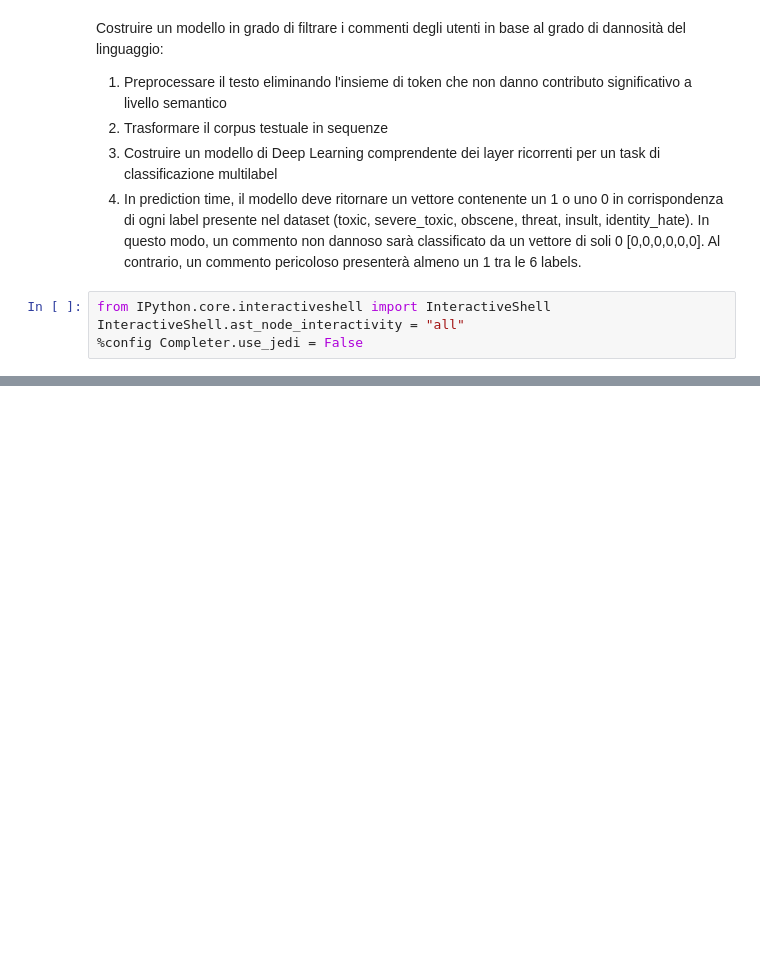
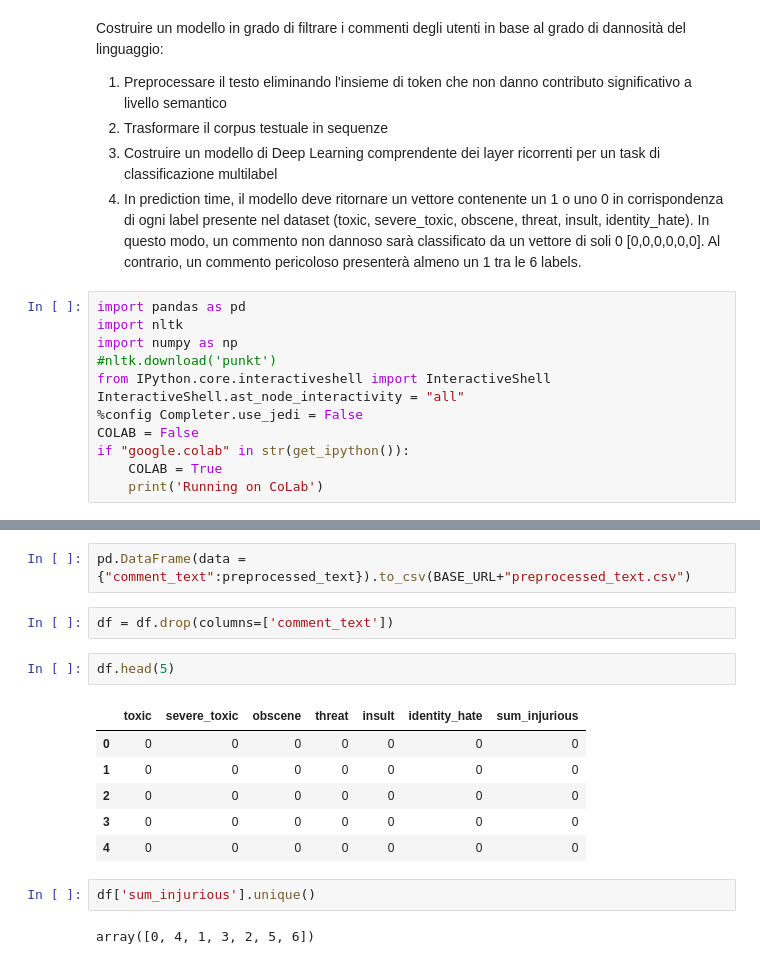
Before and after one commit to EnricoMiche1210760/toxic_comments_filter, a Jupyter notebook: src/progetto_toxic_comments_filter.ipynb, the cells around one changed output, grey strips where cells are left out. Drawn from its saved outputs; the diff is of its cells as text; blank space fills up the shorter version.

```diff
--- a/src/progetto_toxic_comments_filter.ipynb
+++ b/src/progetto_toxic_comments_filter.ipynb
@@ -9,7 +9,15 @@ Costruire un modello in grado di filtrare i commenti degli utenti in base al gra
 3. Costruire un modello di Deep Learning comprendente dei layer ricorrenti per un task di classificazione multilabel
 4. In prediction time, il modello deve ritornare un vettore contenente un 1 o uno 0 in corrispondenza di ogni label presente nel dataset (toxic,	severe_toxic,	obscene,	threat,	insult,	identity_hate). In questo modo, un commento non dannoso sarà classificato da un vettore di soli 0 [0,0,0,0,0,0]. Al contrario, un commento pericoloso presenterà almeno un 1 tra le 6 labels.
 # %%
+import pandas as pd
+import nltk
+import numpy as np
+#nltk.download('punkt')
 from IPython.core.interactiveshell import InteractiveShell
 InteractiveShell.ast_node_interactivity = "all"
 %config Completer.use_jedi = False
+COLAB = False
+if "google.colab" in str(get_ipython()):
+    COLAB = True
+    print('Running on CoLab')
 # %%
@@ -38,0 +79,17 @@ preprocessed_text[0]
+# %%
+pd.DataFrame(data = {"comment_text":preprocessed_text}).to_csv(BASE_URL+"preprocessed_text.csv")
+# %%
+df = df.drop(columns=['comment_text'])
+# %%
+df.head(5)
+# %% [output]
+|  | toxic | severe_toxic | obscene | threat | insult | identity_hate | sum_injurious |
+| 0 | 0 | 0 | 0 | 0 | 0 | 0 | 0 |
+| 1 | 0 | 0 | 0 | 0 | 0 | 0 | 0 |
+| 2 | 0 | 0 | 0 | 0 | 0 | 0 | 0 |
+| 3 | 0 | 0 | 0 | 0 | 0 | 0 | 0 |
+| 4 | 0 | 0 | 0 | 0 | 0 | 0 | 0 |
+# %%
+df['sum_injurious'].unique()
+# %% [output]
+array([0, 4, 1, 3, 2, 5, 6])
```
Also changed, not shown: parts of 9 cells of this notebook, 1 other file.
